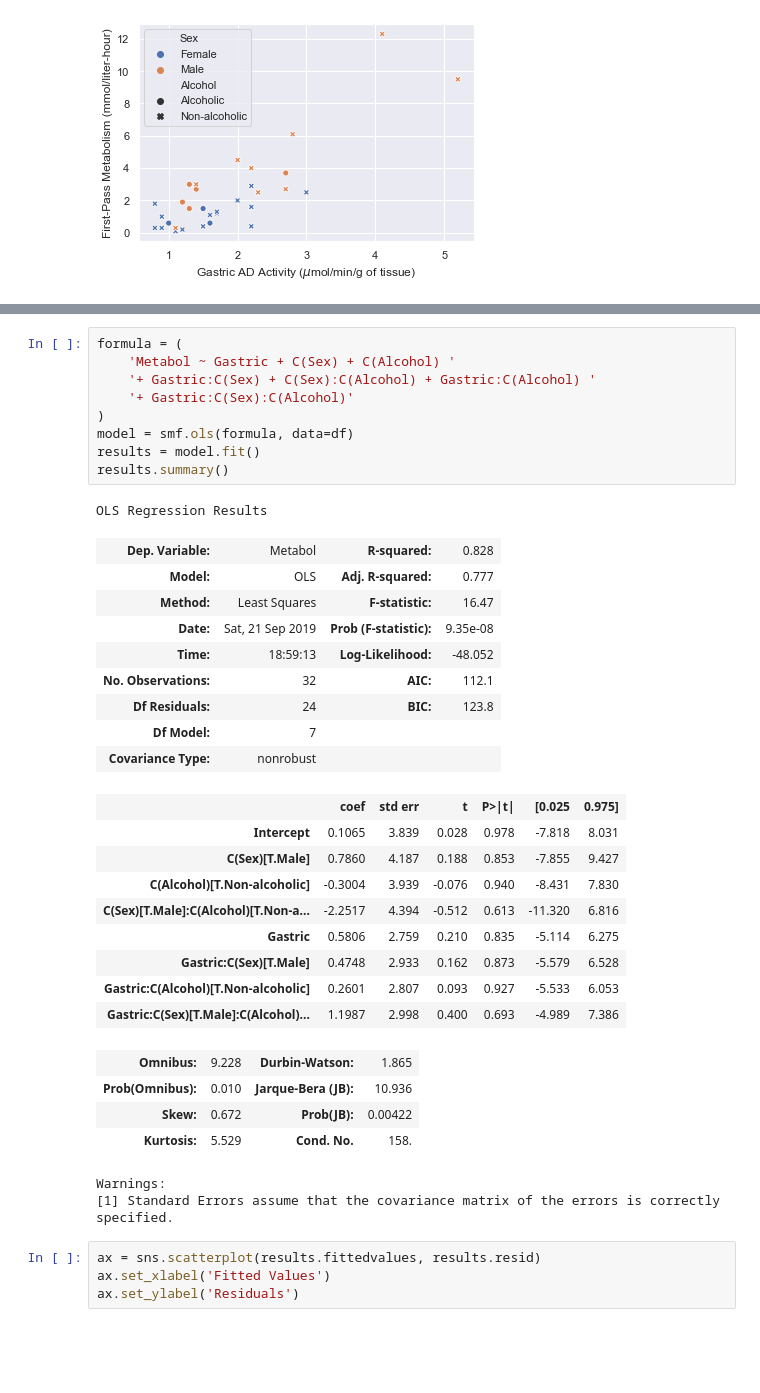
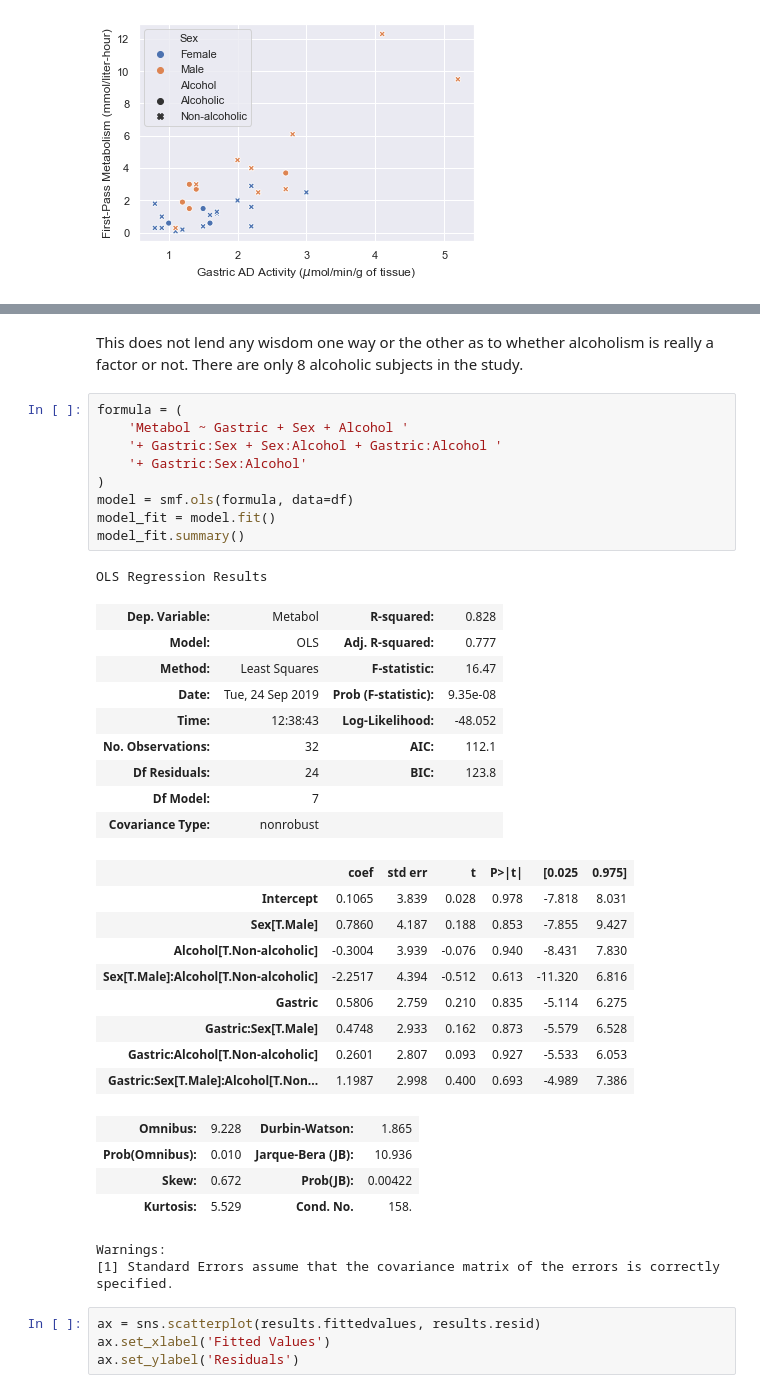
Before and after one commit to quintusdias/sleuth3, a Jupyter notebook: ch11/alcohol.ipynb, the cells around one changed output, grey strips where cells are left out. Cells and saved outputs as stored; diff of their text form; blank space fills up the shorter version.

```diff
--- a/ch11/alcohol.ipynb
+++ b/ch11/alcohol.ipynb
@@ -54,32 +58,34 @@ Text(0, 0.5, 'First-Pass Metabolism (mmol/liter-hour)')
+# %% [markdown]
+This does not lend any wisdom one way or the other as to whether alcoholism is really a factor or not.  There are only 8 alcoholic subjects in the study.
 # %%
 formula = (
-    'Metabol ~ Gastric + C(Sex) + C(Alcohol) '
-    '+ Gastric:C(Sex) + C(Sex):C(Alcohol) + Gastric:C(Alcohol) '
-    '+ Gastric:C(Sex):C(Alcohol)'
+    'Metabol ~ Gastric + Sex + Alcohol '
+    '+ Gastric:Sex + Sex:Alcohol + Gastric:Alcohol '
+    '+ Gastric:Sex:Alcohol'
 )
 model = smf.ols(formula, data=df)
-results = model.fit()
-results.summary()
+model_fit = model.fit()
+model_fit.summary()
 # %% [output]
 OLS Regression Results
 | Dep. Variable: | Metabol | R-squared: | 0.828 |
 | Model: | OLS | Adj. R-squared: | 0.777 |
 | Method: | Least Squares | F-statistic: | 16.47 |
-| Date: | Sat, 21 Sep 2019 | Prob (F-statistic): | 9.35e-08 |
-| Time: | 18:59:13 | Log-Likelihood: | -48.052 |
+| Date: | Tue, 24 Sep 2019 | Prob (F-statistic): | 9.35e-08 |
+| Time: | 12:38:43 | Log-Likelihood: | -48.052 |
 | No. Observations: | 32 | AIC: | 112.1 |
 | Df Residuals: | 24 | BIC: | 123.8 |
 | Df Model: | 7 |  |  |
 | Covariance Type: | nonrobust |  |  |
 |  | coef | std err | t | P>|t| | [0.025 | 0.975] |
 | Intercept | 0.1065 | 3.839 | 0.028 | 0.978 | -7.818 | 8.031 |
-| C(Sex)[T.Male] | 0.7860 | 4.187 | 0.188 | 0.853 | -7.855 | 9.427 |
-| C(Alcohol)[T.Non-alcoholic] | -0.3004 | 3.939 | -0.076 | 0.940 | -8.431 | 7.830 |
-| C(Sex)[T.Male]:C(Alcohol)[T.Non-a... | -2.2517 | 4.394 | -0.512 | 0.613 | -11.320 | 6.816 |
+| Sex[T.Male] | 0.7860 | 4.187 | 0.188 | 0.853 | -7.855 | 9.427 |
+| Alcohol[T.Non-alcoholic] | -0.3004 | 3.939 | -0.076 | 0.940 | -8.431 | 7.830 |
+| Sex[T.Male]:Alcohol[T.Non-alcoholic] | -2.2517 | 4.394 | -0.512 | 0.613 | -11.320 | 6.816 |
 | Gastric | 0.5806 | 2.759 | 0.210 | 0.835 | -5.114 | 6.275 |
-| Gastric:C(Sex)[T.Male] | 0.4748 | 2.933 | 0.162 | 0.873 | -5.579 | 6.528 |
-| Gastric:C(Alcohol)[T.Non-alcoholic] | 0.2601 | 2.807 | 0.093 | 0.927 | -5.533 | 6.053 |
-| Gastric:C(Sex)[T.Male]:C(Alcohol)... | 1.1987 | 2.998 | 0.400 | 0.693 | -4.989 | 7.386 |
+| Gastric:Sex[T.Male] | 0.4748 | 2.933 | 0.162 | 0.873 | -5.579 | 6.528 |
+| Gastric:Alcohol[T.Non-alcoholic] | 0.2601 | 2.807 | 0.093 | 0.927 | -5.533 | 6.053 |
+| Gastric:Sex[T.Male]:Alcohol[T.Non... | 1.1987 | 2.998 | 0.400 | 0.693 | -4.989 | 7.386 |
 | Omnibus: | 9.228 | Durbin-Watson: | 1.865 |
 | Prob(Omnibus): | 0.010 | Jarque-Bera (JB): | 10.936 |
 | Skew: | 0.672 | Prob(JB): | 0.00422 |
```
Also changed, not shown: parts of 21 cells of this notebook, 1 other file.
